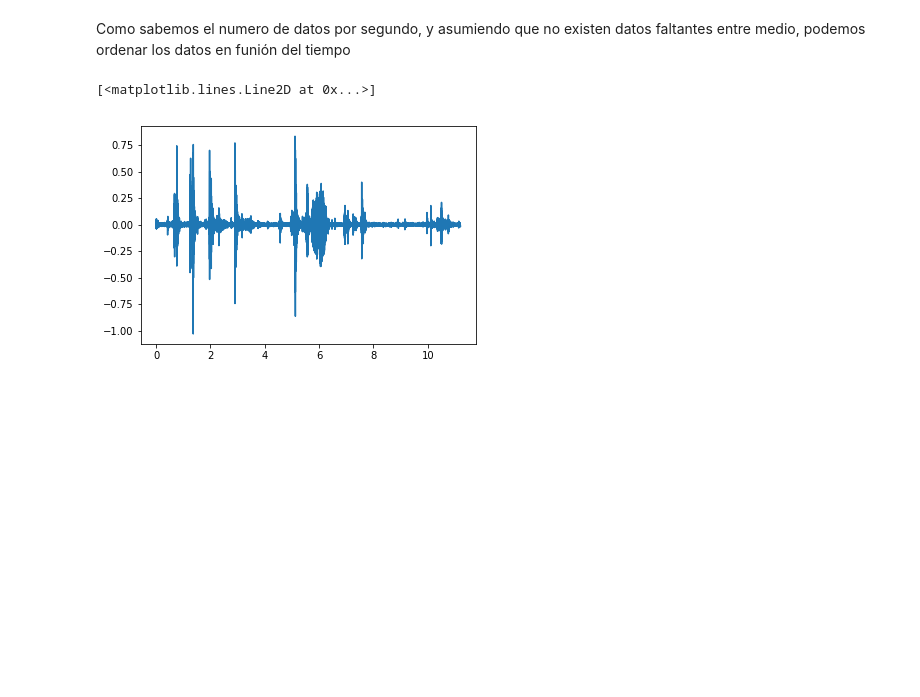
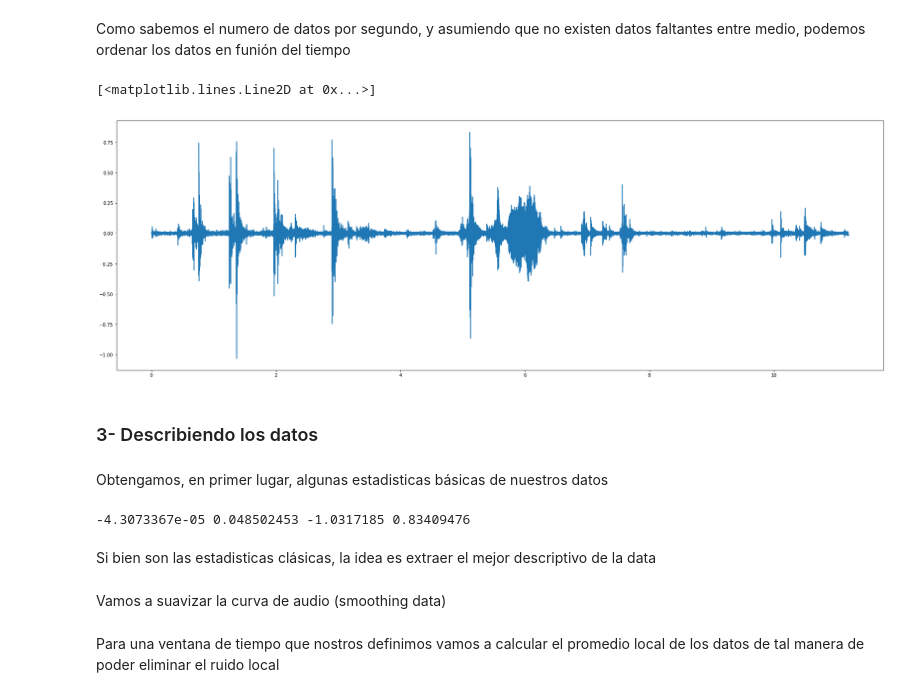
Before and after one commit to PamelaMunozCaceres/Python-Study, a Jupyter notebook: Jugando con datos de audio.ipynb, the cells around one changed output. Drawn from its saved outputs; the diff is of its cells as text; code cells hidden in the pictures; blank space fills up the shorter version.

Commit message:
Calculando estadisticas basicas en un audio

```diff
--- a/Jugando con datos de audio.ipynb
+++ b/Jugando con datos de audio.ipynb
@@ -33,11 +34,35 @@ Como sabemos el numero de datos por segundo, y asumiendo que no existen datos fa
 # %%
 # Array de 0 al largo del vector audio
 ixs = np.arange(audio.shape[-1])
 # Array de tiempos
 tiempo = ixs / sfreq
 
-fig, ax = plt.subplots()
+fig, ax = plt.subplots(figsize=(30, 10))
 ax.plot(tiempo, audio)
 # %% [output]
 [<matplotlib.lines.Line2D at 0x...>]
-[figure, old version]
+[figure, new version]
+# %% [markdown]
+### 3- Describiendo los datos
+# %% [markdown]
+Obtengamos, en primer lugar, algunas estadisticas básicas de nuestros datos
+# %%
+# Promedio
+mean = audio.mean()
+
+# Desviación estandar
+std = audio.std()
+
+# Minimo
+min_value = audio.min()
+
+# Maximo
+max_value = audio.max()
+
+print(mean, std, min_value, max_value)
+# %% [output]
+-4.3073367e-05 0.048502453 -1.0317185 0.83409476
+# %% [markdown]
+Si bien son las estadisticas clásicas, la idea es extraer el mejor descriptivo de la data
+# %% [markdown]
+Vamos a suavizar la curva de audio (smoothing data)
@@ -43,0 +72,2 @@ ax.plot(tiempo, audio)
+# %% [markdown]
+Para una ventana de tiempo que nostros definimos vamos a calcular el promedio local de los datos de tal manera de poder eliminar el ruido local
```
Also changed, not shown: parts of 12 cells of this notebook.
